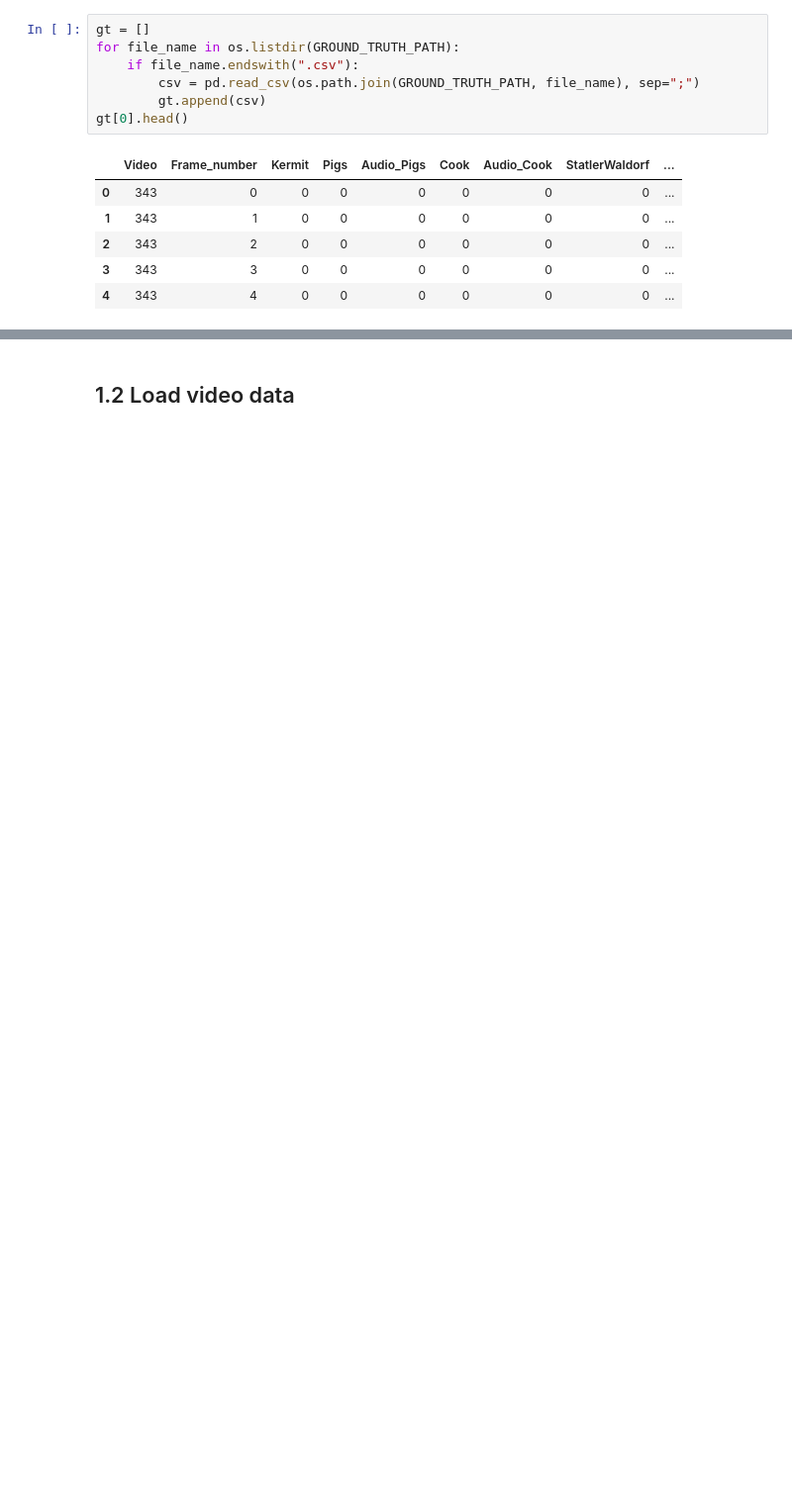
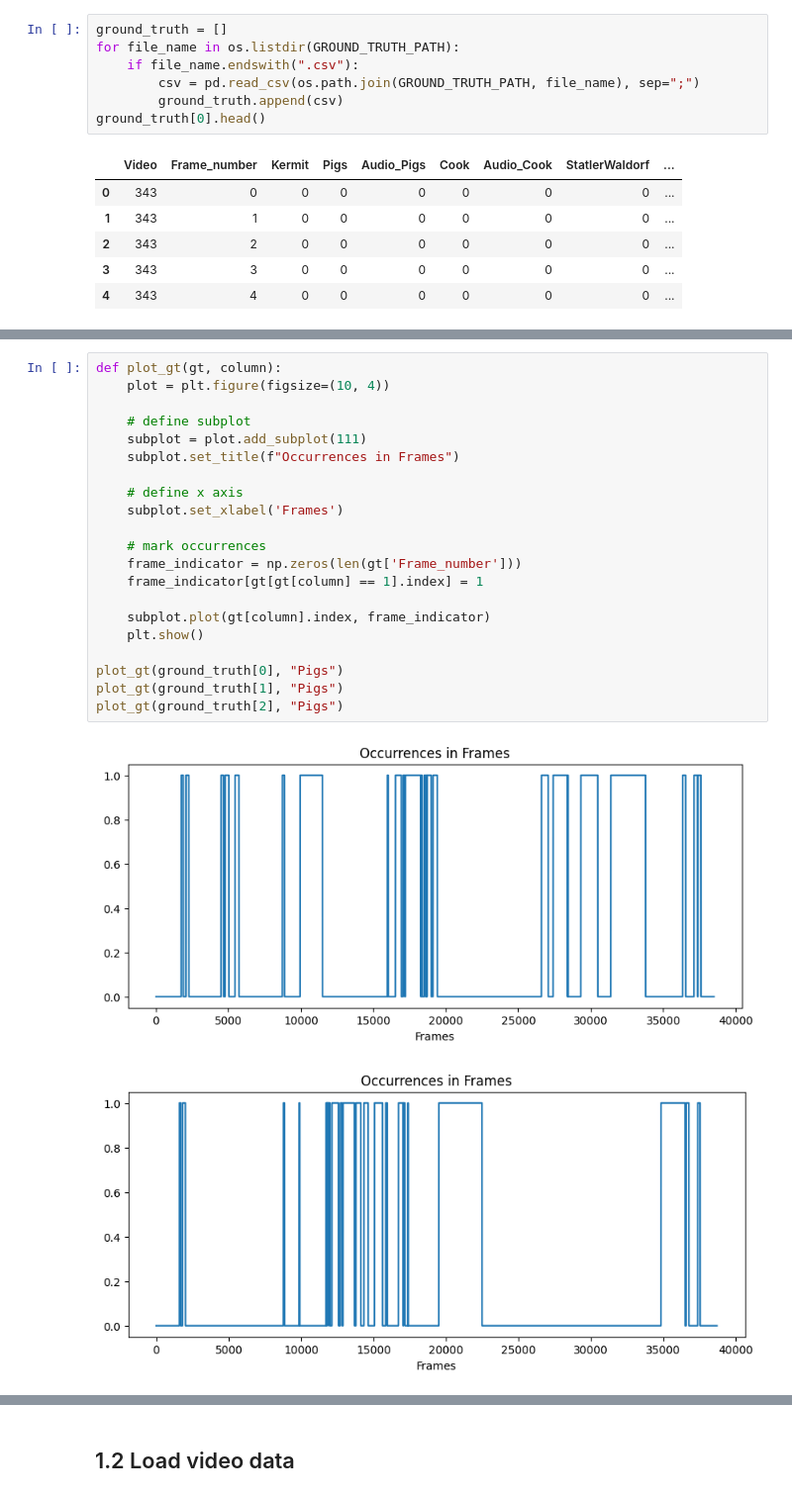
Before and after one commit to mjhof/similarity-modeling, a Jupyter notebook: notebooks/video-based-deep-learning.ipynb, the cells around one changed output, grey strips where cells are left out. Shown at 99% size. Drawn from its saved outputs; the diff is of its cells as text; blank space fills up the shorter version.

```diff
--- a/notebooks/video-based-deep-learning.ipynb
+++ b/notebooks/video-based-deep-learning.ipynb
@@ -36,12 +38,12 @@ VIDEO_PATH = os.path.join(DATA_PATH, "video")
 # %% [markdown]
 ## 1.1 Load ground truth
 # %%
-gt = []
+ground_truth = []
 for file_name in os.listdir(GROUND_TRUTH_PATH):
     if file_name.endswith(".csv"):
         csv = pd.read_csv(os.path.join(GROUND_TRUTH_PATH, file_name), sep=";")
-        gt.append(csv)
-gt[0].head()
+        ground_truth.append(csv)
+ground_truth[0].head()
 # %% [output]
 |  | Video | Frame_number | Kermit | Pigs | Audio_Pigs | Cook | Audio_Cook | StatlerWaldorf | ... |
 | 0 | 343 | 0 | 0 | 0 | 0 | 0 | 0 | 0 | ... |
@@ -51,0 +56,24 @@ gt[0].head()
+# %%
+def plot_gt(gt, column):
+    plot = plt.figure(figsize=(10, 4))
+
+    # define subplot
+    subplot = plot.add_subplot(111)
+    subplot.set_title(f"Occurrences in Frames")
+
+    # define x axis
+    subplot.set_xlabel('Frames')
+
+    # mark occurrences
+    frame_indicator = np.zeros(len(gt['Frame_number']))
+    frame_indicator[gt[gt[column] == 1].index] = 1
+
+    subplot.plot(gt[column].index, frame_indicator)
+    plt.show()
+
+plot_gt(ground_truth[0], "Pigs")
+plot_gt(ground_truth[1], "Pigs")
+plot_gt(ground_truth[2], "Pigs")
+# %% [output]
+[figure, added]
+[figure, added]
```
Also changed, not shown: parts of 12 cells of this notebook, 1 other file.
